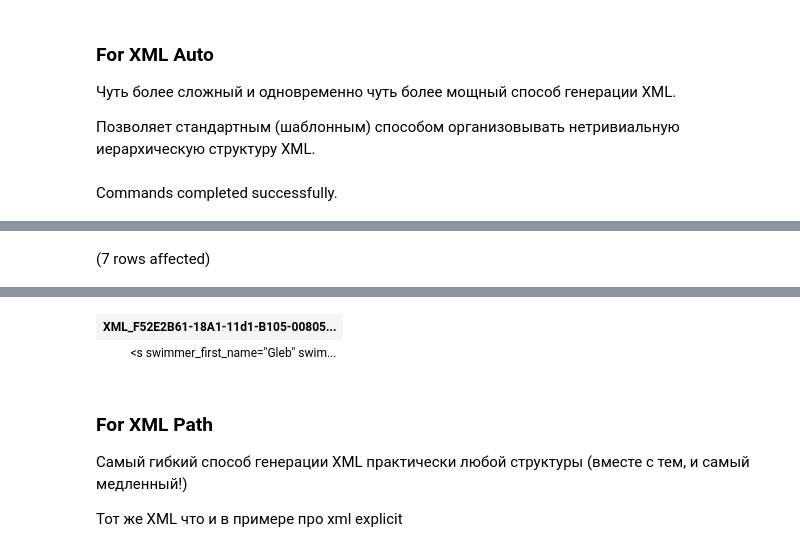
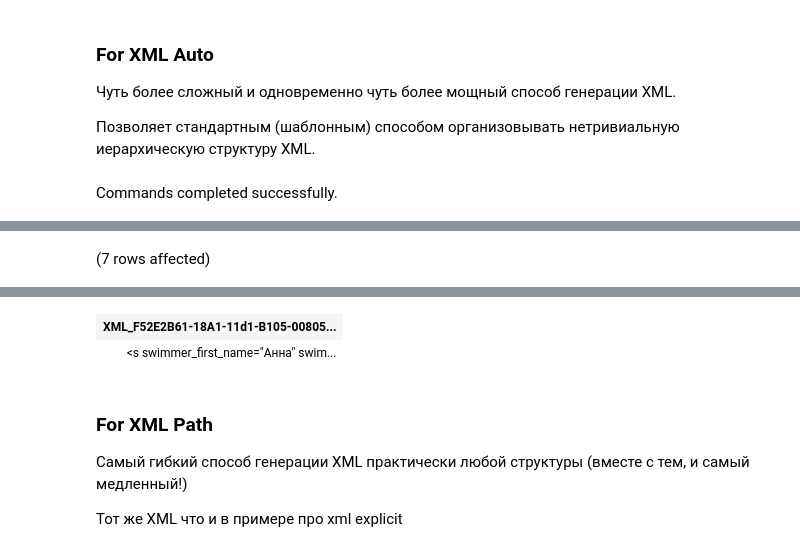
Before and after one commit to timoti1/T-SQL, a Jupyter notebook: SQL/DML - For XML, OpenXML, For JSON, OpenJSON.ipynb, the cells around one changed output, grey strips where cells are left out. Cells and saved outputs as stored; diff of their text form; code cells hidden in the pictures.

```diff
--- a/SQL/DML - For XML, OpenXML, For JSON, OpenJSON.ipynb
+++ b/SQL/DML - For XML, OpenXML, For JSON, OpenJSON.ipynb
@@ -114,7 +114,7 @@ select  s.FirstName   swimmer_first_name,
 from dbo.Swimmer s
 left join dbo.SwimmingClub sc   on sc.SwimmingClubID = s.SwimmingClubID
 left join dbo.SwimmerCoach xref on xref.SwimmerID = s.SwimmerID
-inner join dbo.Coach c          on c.CoachID = xref.CoachID
+left join dbo.Coach c          on c.CoachID = xref.CoachID
 order by 1, 2, 3, 4, 5, 6, 7
 for xml auto
 # %% [output]
@@ -125,5 +125,5 @@ Total execution time: 00:00:00.0094259
 | XML_F52E2B61-18A1-11d1-B105-00805... |
-| <s swimmer_first_name="Gleb" swim... |
+| <s swimmer_first_name="Анна" swim... |
 # %% [markdown]
 ### For XML Path
 
```
Also changed, not shown: parts of 2 cells of this notebook.
